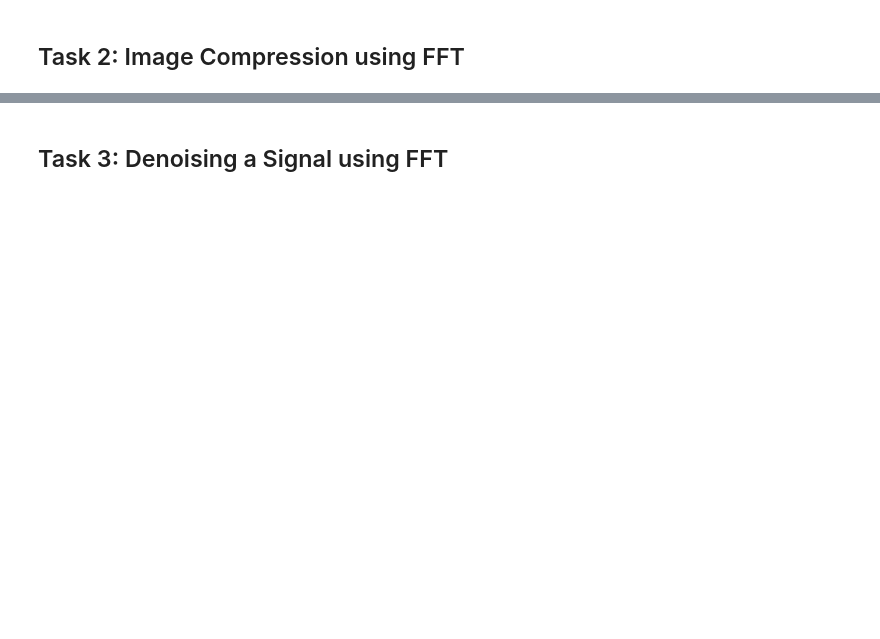
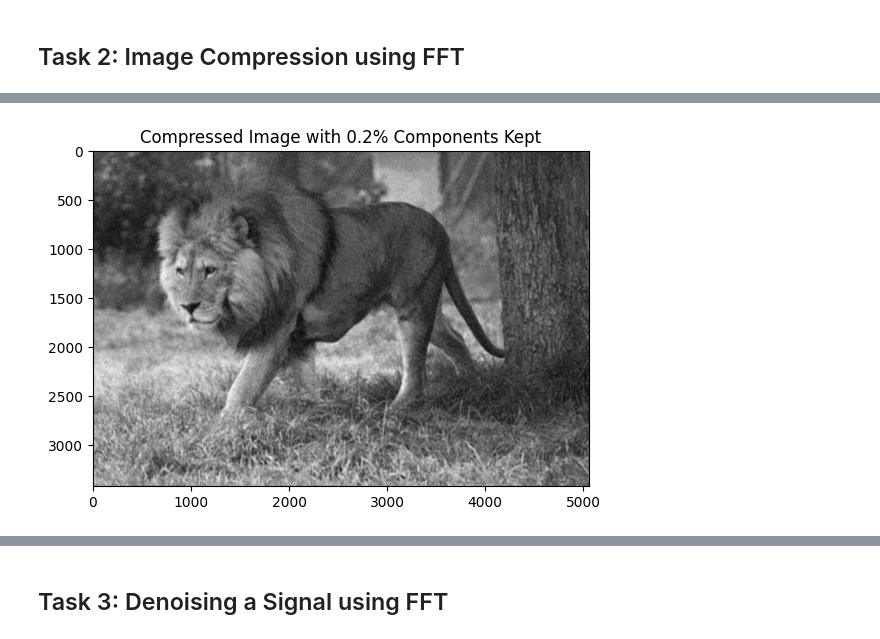
Before and after one commit to wmhst7/TECHIN513, a Jupyter notebook: lab 3.ipynb, the cells around one changed output, grey strips where cells are left out. Cells and saved outputs as stored; diff of their text form; code cells hidden in the pictures; blank space fills up the shorter version.

```diff
--- a/lab 3.ipynb
+++ b/lab 3.ipynb
@@ -142,0 +167,4 @@ def compress_img(img_fft, ratio):
+# %%
+compress_img(img_fft, 0.002)
+# %% [output]
+[figure, added]
```
Also changed, not shown: parts of 18 cells of this notebook, 1 other file.
